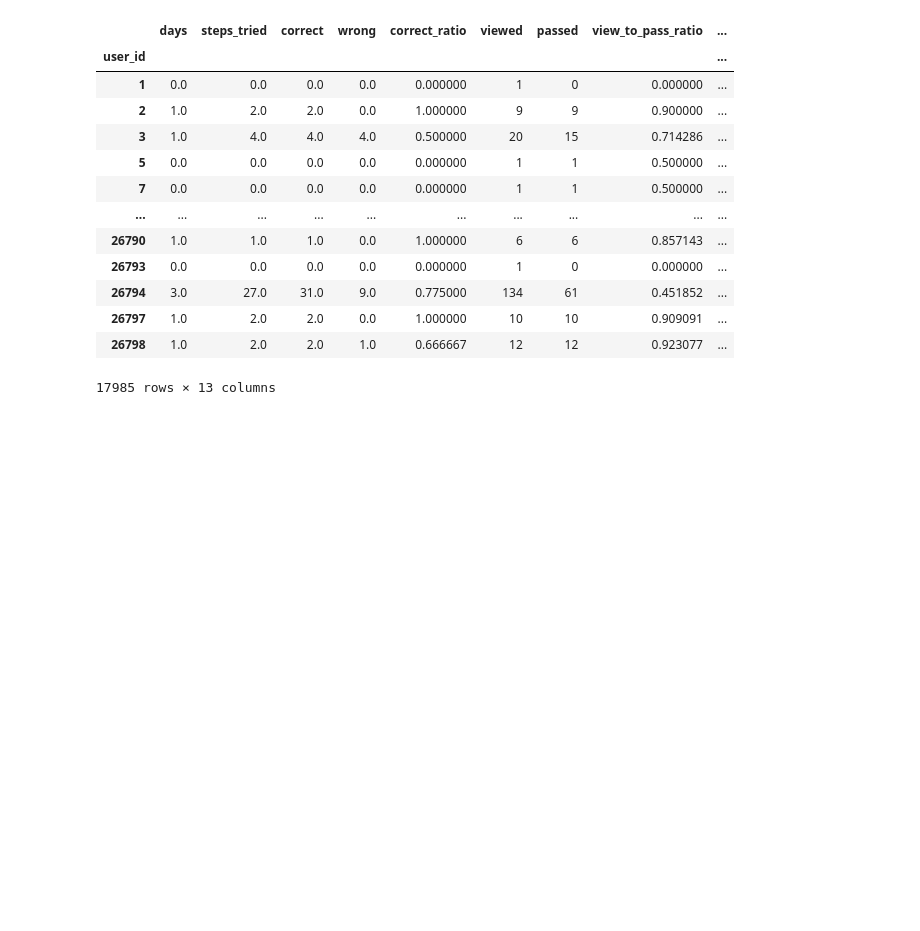
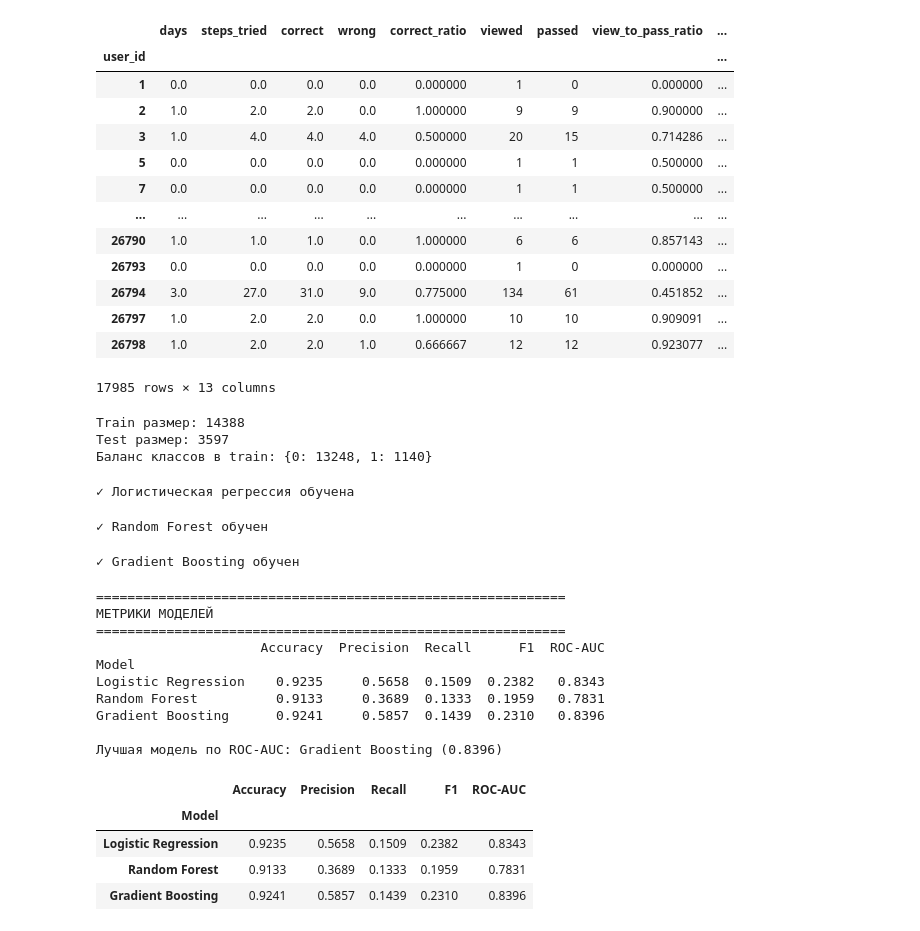
Before and after one commit to SergeySemenov314/stepik_retention_models, a Jupyter notebook: Untitled.ipynb, the cells around one changed output. Drawn from its saved outputs; the diff is of its cells as text; code cells hidden in the pictures; blank space fills up the shorter version.

```diff
--- a/Untitled.ipynb
+++ b/Untitled.ipynb
@@ -861,3 +861,21 @@ X
 | 26797 | 1.0 | 2.0 | 2.0 | 0.0 | 1.000000 | 10 | 10 | 0.909091 | ... |
 | 26798 | 1.0 | 2.0 | 2.0 | 1.0 | 0.666667 | 12 | 12 | 0.923077 | ... |
 17985 rows × 13 columns
+# %%
+# === ОБУЧЕНИЕ МОДЕЛЕЙ ===
+from sklearn.model_selection import train_test_split
+from sklearn.linear_model import LogisticRegression
+from sklearn.ensemble import RandomForestClassifier, GradientBoostingClassifier
+from sklearn.metrics import accuracy_score, precision_score, recall_score, f1_score, roc_auc_score
+from sklearn.preprocessing import StandardScaler
+
+# Разделение на train/test
+X_train, X_test, y_train, y_test = train_test_split(X, y, test_size=0.2, random_state=42, stratify=y)
+
+print(f"Train размер: {X_train.shape[0]}")
+print(f"Test размер: {X_test.shape[0]}")
+print(f"Баланс классов в train: {y_train.value_counts().to_dict()}")
+# %% [output]
+Train размер: 14388
+Test размер: 3597
+Баланс классов в train: {0: 13248, 1: 1140}
@@ -863,0 +901,53 @@ X
+# %%
+# 1. Логистическая регрессия
+lr_model = LogisticRegression(random_state=42, max_iter=1000)
+lr_model.fit(X_train_scaled, y_train)
+lr_metrics = evaluate_model(lr_model, X_test_scaled, y_test, 'Logistic Regression')
+print("✓ Логистическая регрессия обучена")
+# %% [output]
+✓ Логистическая регрессия обучена
+# %%
+# 2. Random Forest
+rf_model = RandomForestClassifier(n_estimators=100, random_state=42, n_jobs=-1)
+rf_model.fit(X_train, y_train)
+rf_metrics = evaluate_model(rf_model, X_test, y_test, 'Random Forest')
+print("✓ Random Forest обучен")
+# %% [output]
+✓ Random Forest обучен
+# %%
+# 3. Gradient Boosting
+gb_model = GradientBoostingClassifier(n_estimators=100, random_state=42)
+gb_model.fit(X_train, y_train)
+gb_metrics = evaluate_model(gb_model, X_test, y_test, 'Gradient Boosting')
+print("✓ Gradient Boosting обучен")
+# %% [output]
+✓ Gradient Boosting обучен
+# %%
+# === СРАВНЕНИЕ МОДЕЛЕЙ ===
+results = pd.DataFrame([lr_metrics, rf_metrics, gb_metrics])
+results = results.set_index('Model')
+results = results.round(4)
+
+print("="*60)
+print("МЕТРИКИ МОДЕЛЕЙ")
+print("="*60)
+print(results.to_string())
+print()
+print("Лучшая модель по ROC-AUC:", results['ROC-AUC'].idxmax(), f"({results['ROC-AUC'].max():.4f})")
+results
+# %% [output]
+============================================================
+МЕТРИКИ МОДЕЛЕЙ
+============================================================
+                     Accuracy  Precision  Recall      F1  ROC-AUC
+Model
+Logistic Regression    0.9235     0.5658  0.1509  0.2382   0.8343
+Random Forest          0.9133     0.3689  0.1333  0.1959   0.7831
+Gradient Boosting      0.9241     0.5857  0.1439  0.2310   0.8396
+
+Лучшая модель по ROC-AUC: Gradient Boosting (0.8396)
+|  | Accuracy | Precision | Recall | F1 | ROC-AUC |
+| Model |  |  |  |  |  |
+| Logistic Regression | 0.9235 | 0.5658 | 0.1509 | 0.2382 | 0.8343 |
+| Random Forest | 0.9133 | 0.3689 | 0.1333 | 0.1959 | 0.7831 |
+| Gradient Boosting | 0.9241 | 0.5857 | 0.1439 | 0.2310 | 0.8396 |
```
Also changed, not shown: parts of 4 cells of this notebook.
